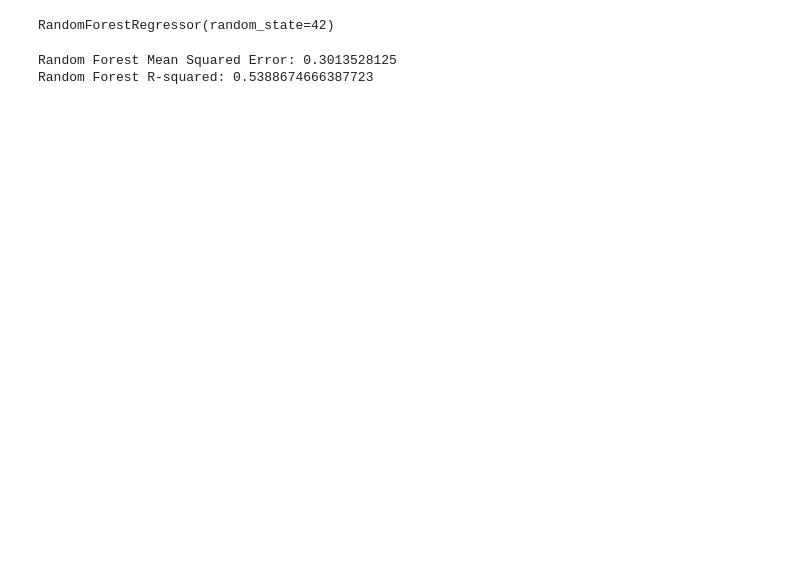
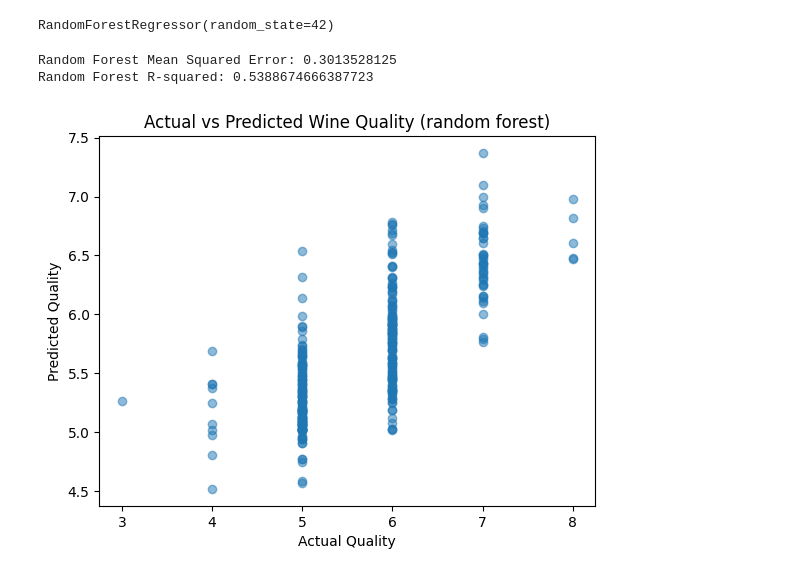
Before and after one commit to tarek2004-l/Projects, a Jupyter notebook: wine_quality_prediction.ipynb, the cells around one changed output. Cells and saved outputs as stored; diff of their text form; code cells hidden in the pictures; blank space fills up the shorter version.

```diff
--- a/wine_quality_prediction.ipynb
+++ b/wine_quality_prediction.ipynb
@@ -105,3 +105,11 @@ print("Random Forest R-squared:", r2_score(y_test, y_pred_rf))
 # %% [output]
 Random Forest Mean Squared Error: 0.3013528125
 Random Forest R-squared: 0.5388674666387723
+# %%
+plt.scatter(y_test, y_pred_rf, alpha=0.5)
+plt.xlabel("Actual Quality")
+plt.ylabel("Predicted Quality")
+plt.title("Actual vs Predicted Wine Quality (random forest)")
+plt.show()
+# %% [output]
+[figure, added]
```
Also changed, not shown: parts of 1 cell of this notebook.
